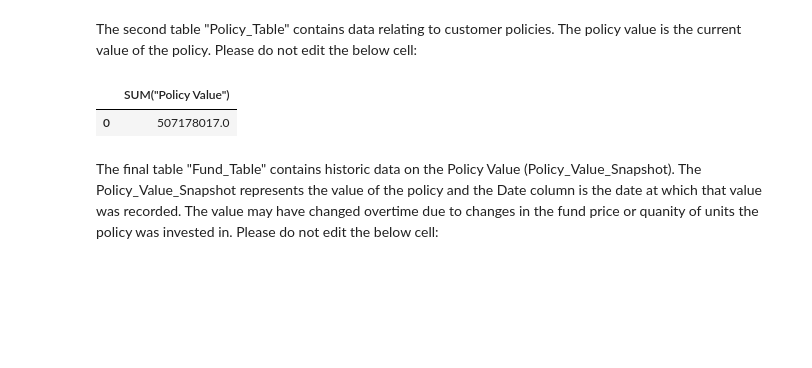
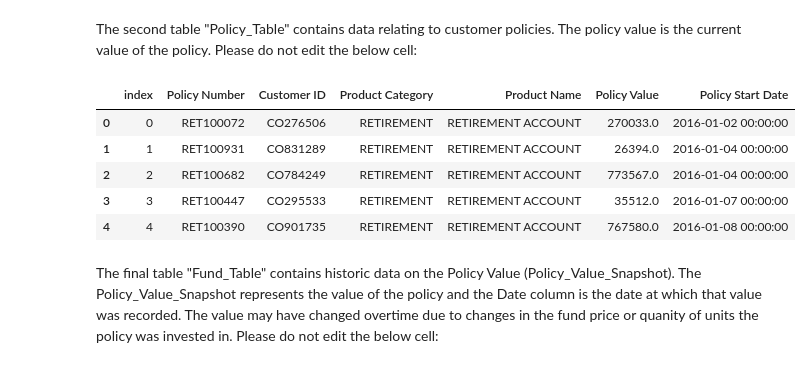
Before and after one commit to umershk88/Pru-Test, a Jupyter notebook: Pru_Data_Test.ipynb, the cells around one changed output. Drawn from its saved outputs; the diff is of its cells as text; code cells hidden in the pictures; blank space fills up the shorter version.

```diff
--- a/Pru_Data_Test.ipynb
+++ b/Pru_Data_Test.ipynb
@@ -71,14 +71,19 @@ pd.read_sql(sqlite_query, conn)
 The second table "Policy_Table" contains data relating to customer policies. The policy value is the current value of the policy. Please do not edit the below cell:
 # %%
 sqlite_query = """
-SELECT SUM("Policy Value")
+SELECT *
 from Policy_Table
+LIMIT 5
 """
 
 pd.read_sql(sqlite_query, conn)
 # %% [output]
-|  | SUM("Policy Value") |
-| 0 | 507178017.0 |
+|  | index | Policy Number | Customer ID | Product Category | Product Name | Policy Value | Policy Start Date |
+| 0 | 0 | RET100072 | CO276506 | RETIREMENT | RETIREMENT ACCOUNT | 270033.0 | 2016-01-02 00:00:00 |
+| 1 | 1 | RET100931 | CO831289 | RETIREMENT | RETIREMENT ACCOUNT | 26394.0 | 2016-01-04 00:00:00 |
+| 2 | 2 | RET100682 | CO784249 | RETIREMENT | RETIREMENT ACCOUNT | 773567.0 | 2016-01-04 00:00:00 |
+| 3 | 3 | RET100447 | CO295533 | RETIREMENT | RETIREMENT ACCOUNT | 35512.0 | 2016-01-07 00:00:00 |
+| 4 | 4 | RET100390 | CO901735 | RETIREMENT | RETIREMENT ACCOUNT | 767580.0 | 2016-01-08 00:00:00 |
 # %% [markdown]
 The final table "Fund_Table" contains historic data on the Policy Value (Policy_Value_Snapshot). The Policy_Value_Snapshot represents the value of the policy and the Date column is the date at which that value was recorded. The value may have changed overtime due to changes in the fund price or quanity of units the policy was invested in. Please do not edit the below cell:
 # %%
```
Also changed, not shown: parts of 20 cells of this notebook.
